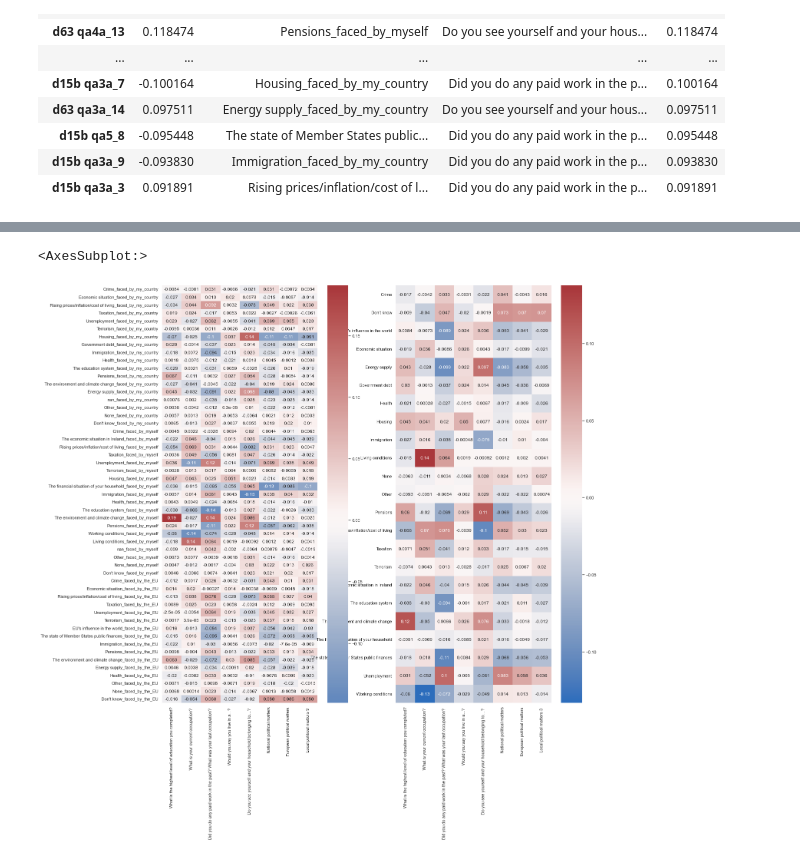
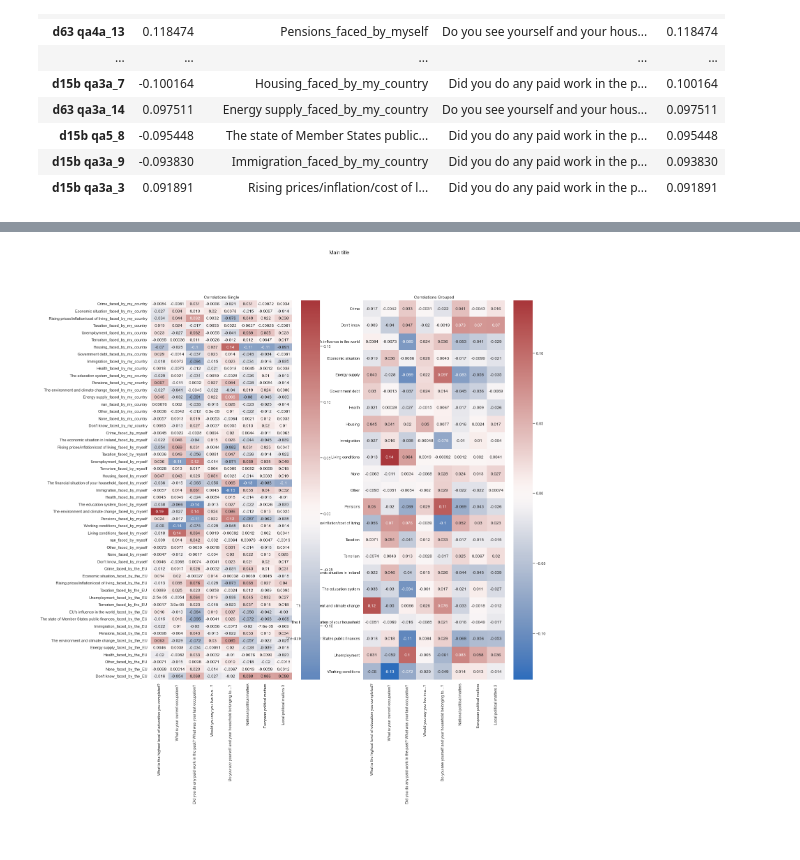
Before and after one commit to FabioGreenwood/Statistical-Learning_Exercise-1_Trust-within-the-EU, a Jupyter notebook: apiopi_implimentation.ipynb, the cells around one changed output, grey strips where cells are left out. Drawn from its saved outputs; the diff is of its cells as text; code cells hidden in the pictures.

Commit message:
about to container fig, (ax1, ax2) = plt.subplots(1, 2)

```diff
--- a/apiopi_implimentation.ipynb
+++ b/apiopi_implimentation.ipynb
@@ -380,22 +396,18 @@ df_flattened_corr.head(20)
 # %%
-import matplotlib.gridspec as gridspec
-
-
-
 fig, (ax1, ax2) = plt.subplots(1, 2)
 fig.set_figwidth(20)
 fig.set_figheight(20)
 
-
 text_temp           = np.concatenate((issue_labelling_nested_list[0]["text_suffix"].values, issue_labelling_nested_list[1]["text_suffix"].values, issue_labelling_nested_list[2]["text_suffix"].values))#
-
 demographic_temp    = df_demographics["text"].values
 
 sns.set(rc={'figure.figsize':(15.7,15.27), 'axes.grid': False})
-#ax1.rcParams['axes.grid'] = False
-sns.heatmap(general_corr_df_corr, cmap="vlag", annot=True, center=0.00, ax=ax1, xticklabels=demographic_temp, yticklabels=text_temp)
+sns.heatmap(general_corr_df_corr, cmap="vlag", annot=True, center=0.00, ax=ax1, xticklabels=demographic_temp, yticklabels=text_temp).set(title='Title of Plot')
+ax1.set_title("Correlations Single")
 sns.set(rc={'figure.figsize':(15.7,15.27), 'axes.grid': False})
 sns.heatmap(grouped_corr_df_corr, cmap="vlag", annot=True, center=0.00, ax=ax2, xticklabels=demographic_temp, yticklabels=grouped_corr_df_corr.axes[0])
+ax2.set_title("Correlations Grouped")
+fig.suptitle('Main title')
+fig.show()
 # %% [output]
-<AxesSubplot:>
-[figure, old version]
+[figure, new version]
```
Also changed, not shown: parts of 3 cells of this notebook.
